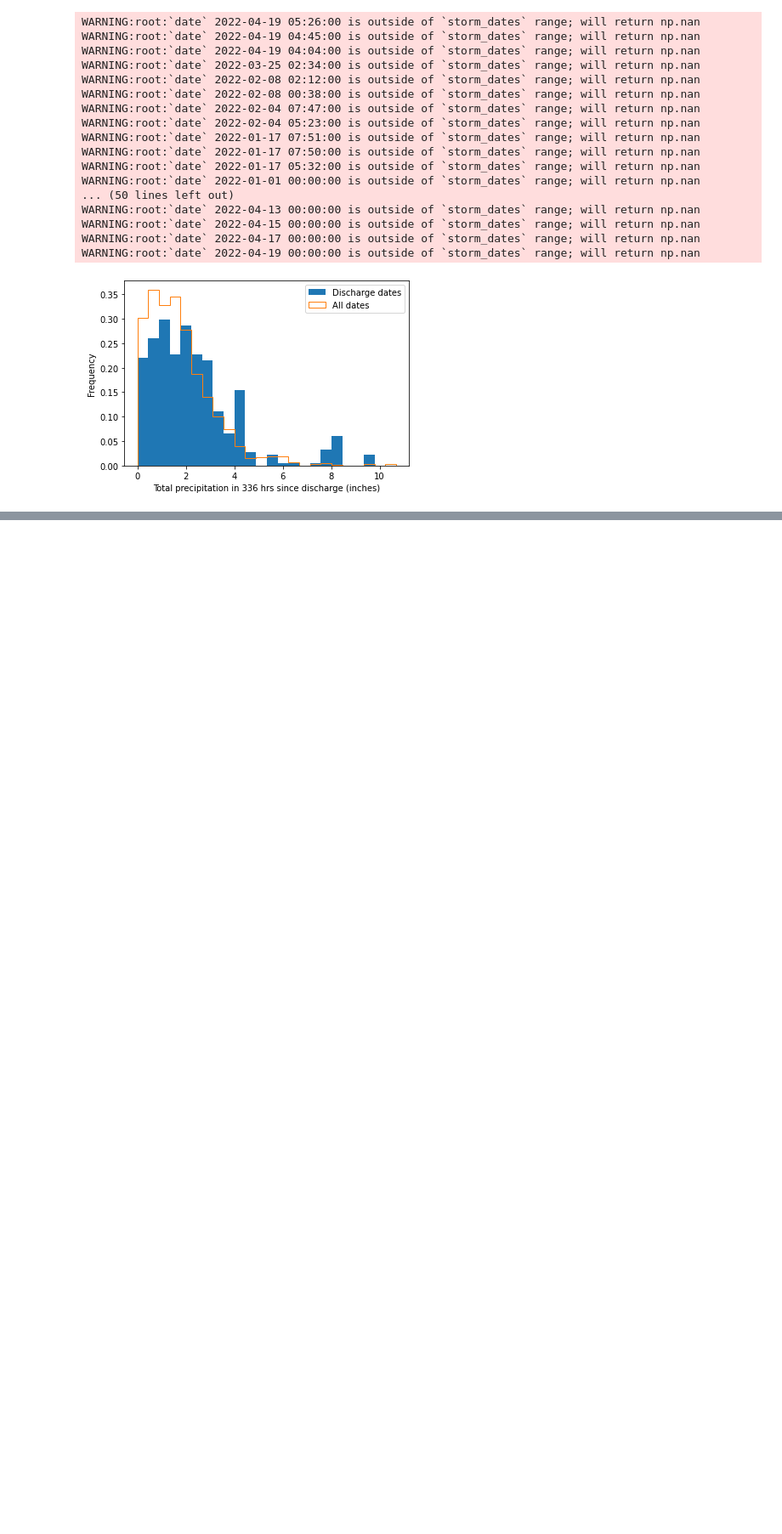
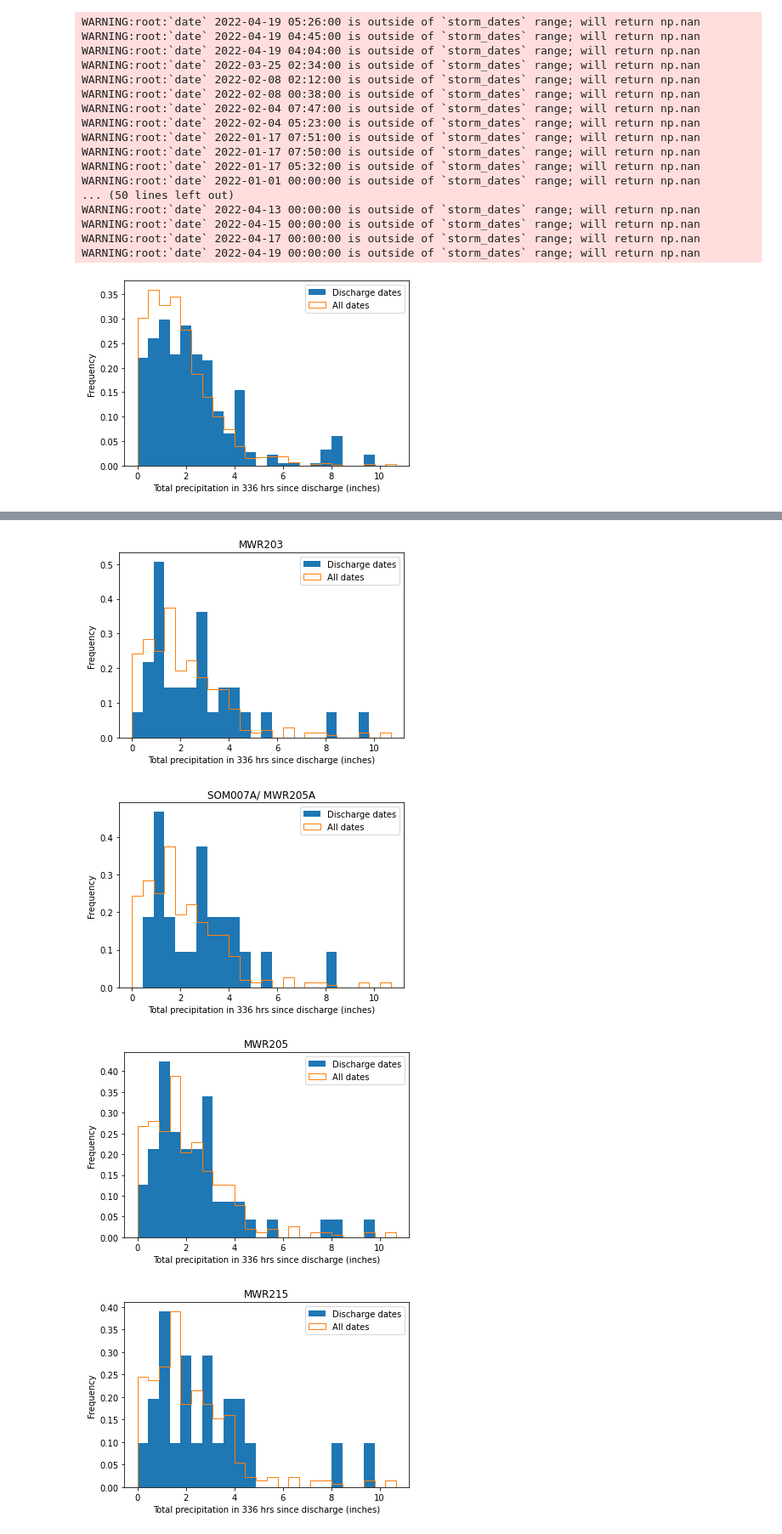
Before and after one commit to nesanders/mywra_precipitation_2022, a Jupyter notebook: 2022_05_24_MyRWA_29yr_Precipitation_Analysis.ipynb, the cells around one changed output, grey strips where cells are left out. Shown at 85% size. Cells and saved outputs as stored; diff of their text form; code cells hidden in the pictures; blank space fills up the shorter version.

```diff
--- a/2022_05_24_MyRWA_29yr_Precipitation_Analysis.ipynb
+++ b/2022_05_24_MyRWA_29yr_Precipitation_Analysis.ipynb
@@ -537,3 +657,8 @@ WARNING:root:`date` 2022-04-15 00:00:00 is outside of `storm_dates` range; will
 WARNING:root:`date` 2022-04-17 00:00:00 is outside of `storm_dates` range; will return np.nan
 WARNING:root:`date` 2022-04-19 00:00:00 is outside of `storm_dates` range; will return np.nan
 [figure]
+# %%
+# 2 week period - per location
+for location in cso_data_df['CSO Number'].unique():
+    plot_evaluate_prev_precip(24 * 14, location=location)
+# %% [output]
@@ -539,0 +682,4 @@ WARNING:root:`date` 2022-04-19 00:00:00 is outside of `storm_dates` range; will
+[figure, added]
+[figure, added]
+[figure, added]
+[figure, added]
```
Also changed, not shown: parts of 15 cells of this notebook.
